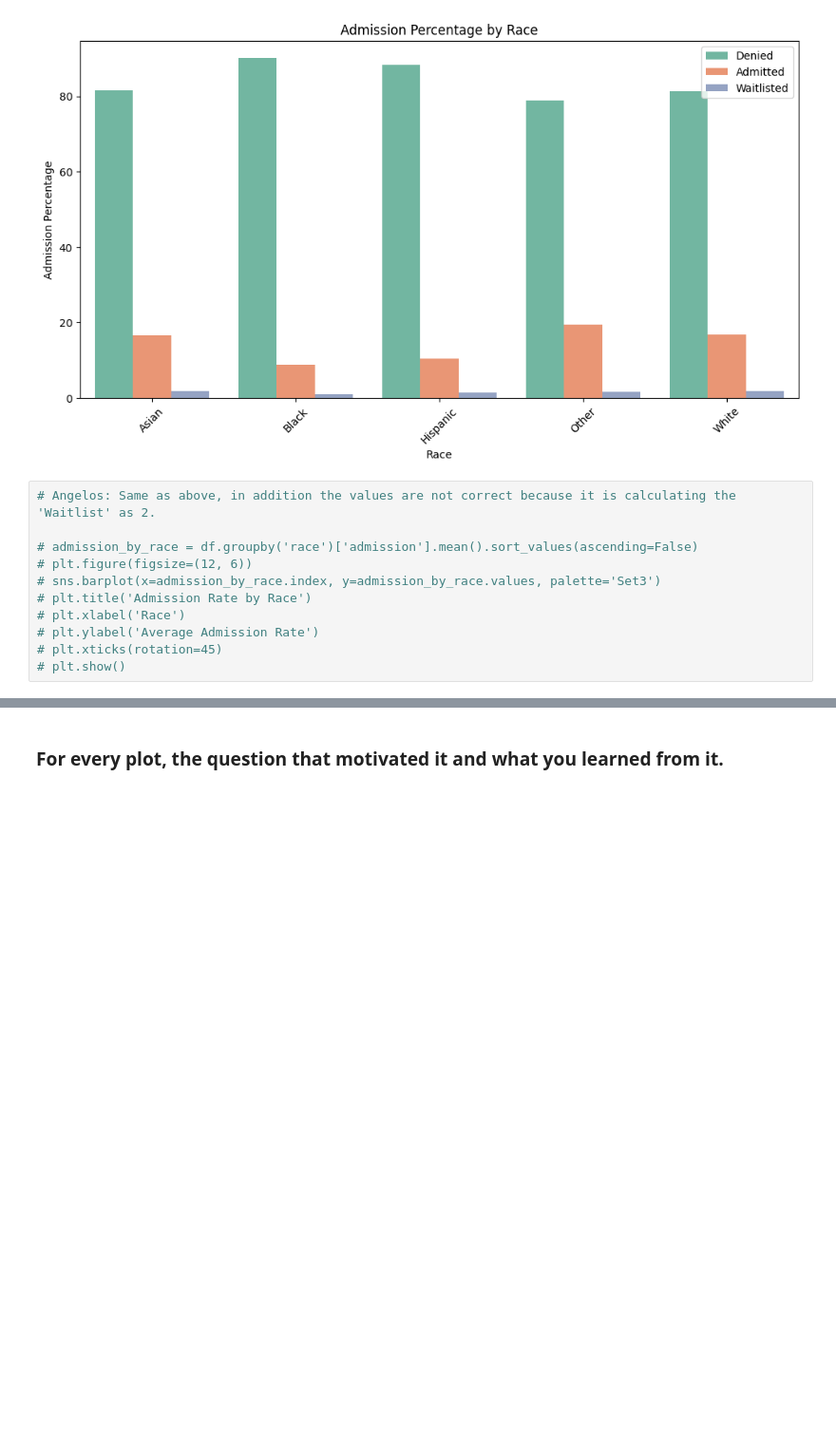
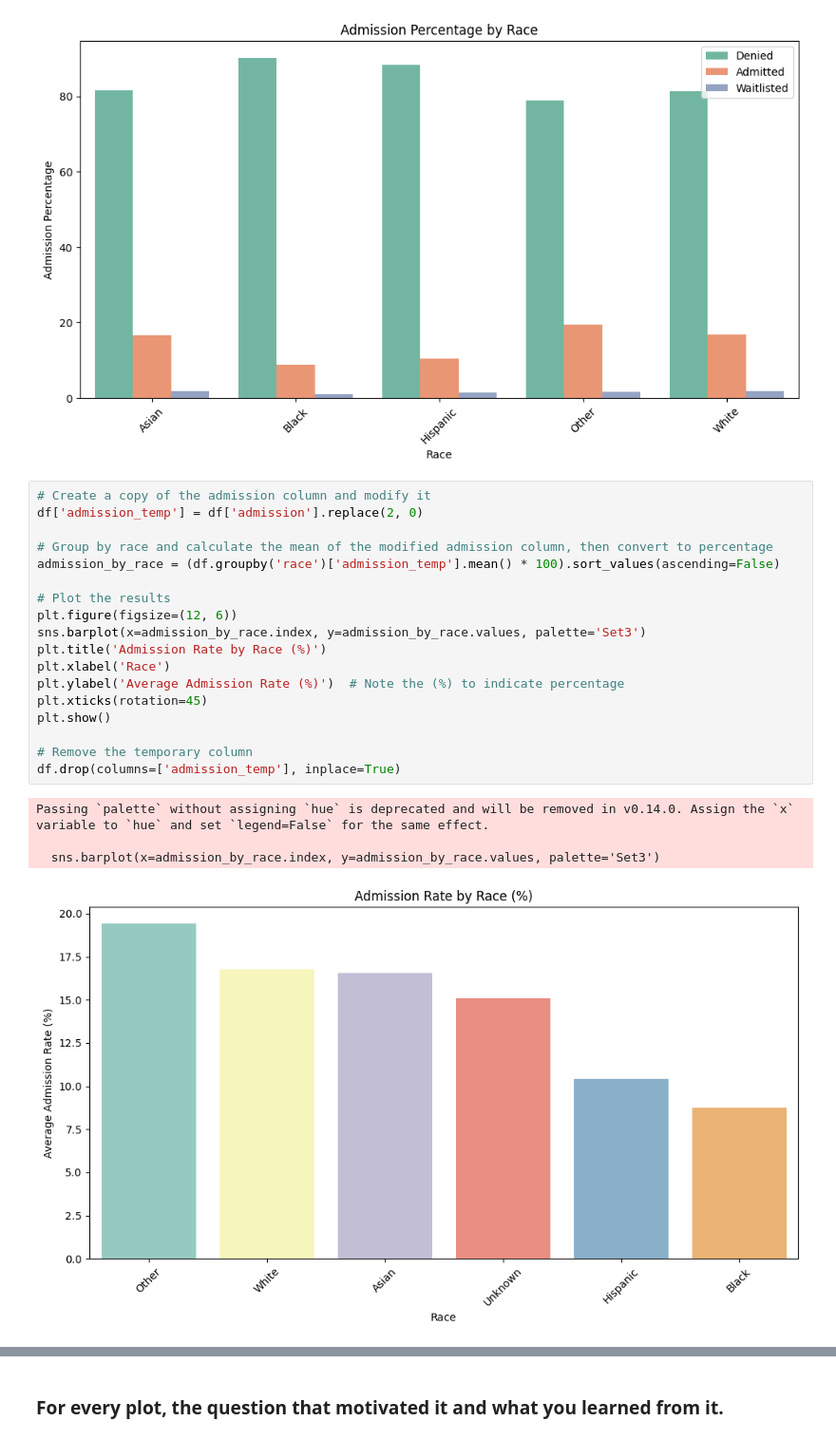
Before and after one commit to toutsos/ml_project, a Jupyter notebook: big-data-ml-project.ipynb, the cells around one changed output, grey strips where cells are left out. Shown: that part at 95% size. Saved outputs shown, nothing was run; the diff lists cells and outputs as text; blank space fills up the shorter version.

```diff
--- a/big-data-ml-project.ipynb
+++ b/big-data-ml-project.ipynb
@@ -233,13 +233,25 @@ plt.show()
 # %% [output]
 [figure]
 # %%
-# Angelos: Same as above, in addition the values are not correct because it is calculating the 'Waitlist' as 2.
+# Create a copy of the admission column and modify it
+df['admission_temp'] = df['admission'].replace(2, 0)
 
-# admission_by_race = df.groupby('race')['admission'].mean().sort_values(ascending=False)
-# plt.figure(figsize=(12, 6))
-# sns.barplot(x=admission_by_race.index, y=admission_by_race.values, palette='Set3')
-# plt.title('Admission Rate by Race')
-# plt.xlabel('Race')
-# plt.ylabel('Average Admission Rate')
-# plt.xticks(rotation=45)
-# plt.show()
+# Group by race and calculate the mean of the modified admission column, then convert to percentage
+admission_by_race = (df.groupby('race')['admission_temp'].mean() * 100).sort_values(ascending=False)
+
+# Plot the results
+plt.figure(figsize=(12, 6))
+sns.barplot(x=admission_by_race.index, y=admission_by_race.values, palette='Set3')
+plt.title('Admission Rate by Race (%)')
+plt.xlabel('Race')
+plt.ylabel('Average Admission Rate (%)')  # Note the (%) to indicate percentage
+plt.xticks(rotation=45)
+plt.show()
+
+# Remove the temporary column
+df.drop(columns=['admission_temp'], inplace=True)
+# %% [output]
+Passing `palette` without assigning `hue` is deprecated and will be removed in v0.14.0. Assign the `x` variable to `hue` and set `legend=False` for the same effect.
+
+  sns.barplot(x=admission_by_race.index, y=admission_by_race.values, palette='Set3')
+[figure, added]
```
Also changed, not shown: parts of 5 cells of this notebook.
